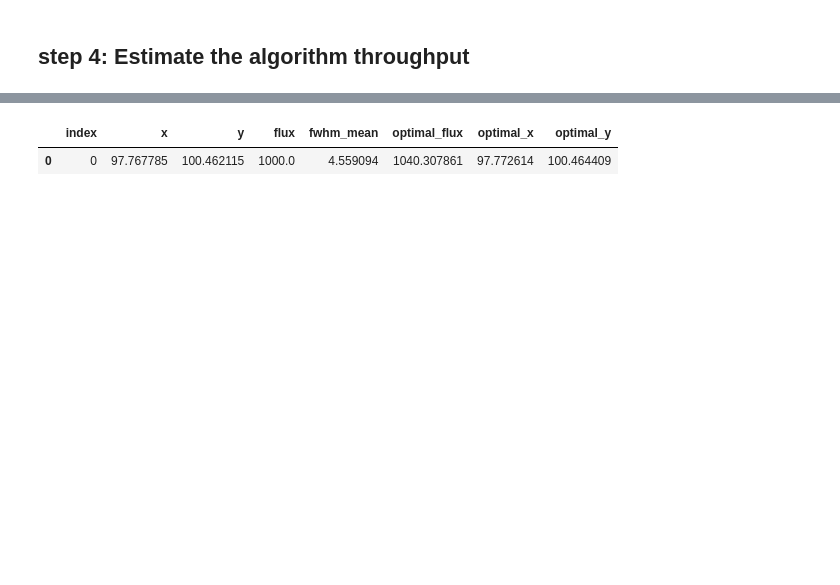
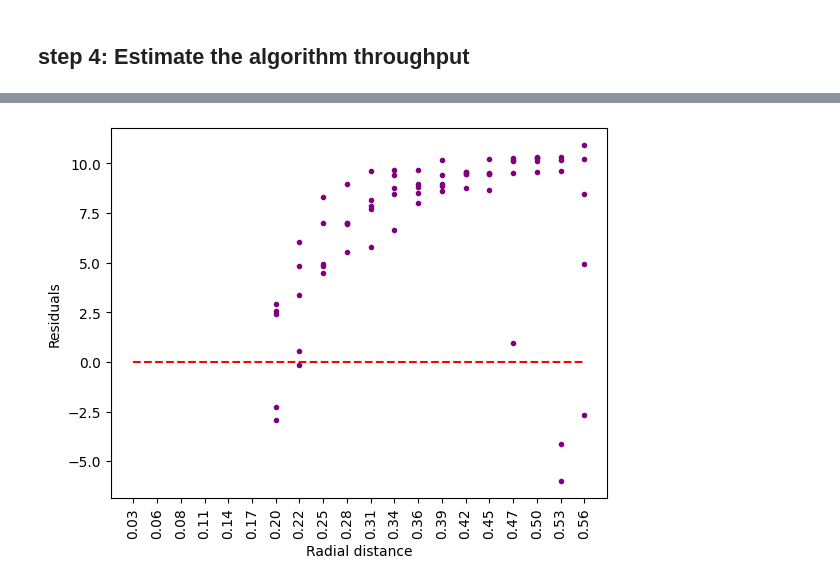
Before and after one commit to yemsnucleus/NEGFC, a Jupyter notebook: presentation/notebooks/contrast_curve.ipynb, the cells around one changed output, grey strips where cells are left out. Cells and saved outputs as stored; diff of their text form; code cells hidden in the pictures; blank space fills up the shorter version.

```diff
--- a/presentation/notebooks/contrast_curve.ipynb
+++ b/presentation/notebooks/contrast_curve.ipynb
@@ -125,9 +137,13 @@ psfs.shape
 # %%
 %%time
-table, injected, model = get_throughput(clean_cube,
-                                        psfs,
-                                        rot_angles,
-                                        flux=1000.,
-                                        fwhm=row['fwhm_mean'],
-                                        window_size=15)
+throughput, opt_summary = get_throughput(
+                        clean_cube,
+                        psfs,
+                        rot_angles,
+                        fwhm=row['fwhm_mean'],
+                        rad_distances=rad_dist_px,
+                        regions=regions,
+                        K=5,
+                        window_size=15,
+                        optimize=True) #  for testing, if False it uses the optimal parameter to calculate ratios
 # %% [output]
@@ -157,5 +166,0 @@ Wall time: 6.38 s
-# %%
-table
-# %% [output]
-|  | index | x | y | flux | fwhm_mean | optimal_flux | optimal_x | optimal_y |
-| 0 | 0 | 97.767785 | 100.462115 | 1000.0 | 4.559094 | 1040.307861 | 97.772614 | 100.464409 |
@@ -167,0 +167,18 @@ valid_region = tput[...,0]*mask[1]
+# %%
+opt_summary_f = opt_summary[opt_summary['rad_dist'] > 14]
+
+true = opt_summary_f['flux']+(clean_cube.std()*3)
+pred = opt_summary_f['optimal_flux']
+x = opt_summary_f['rad_dist'][start:]
+residuals = true - pred
+
+plt.figure()
+plt.scatter(x, residuals, marker='.', color='purple')
+plt.xticks(rd, ['{:.2f}'.format(i) for i in rad_dist_px*0.01225],rotation=90)
+plt.plot(rd, np.zeros_like(rd), linestyle='--', color='red')
+plt.ylabel('Residuals')
+plt.xlabel('Radial distance')
+# plt.legend()
+plt.show()
+# %% [output]
+[figure, added]
```
Also changed, not shown: parts of 12 cells of this notebook, 1 other file.
